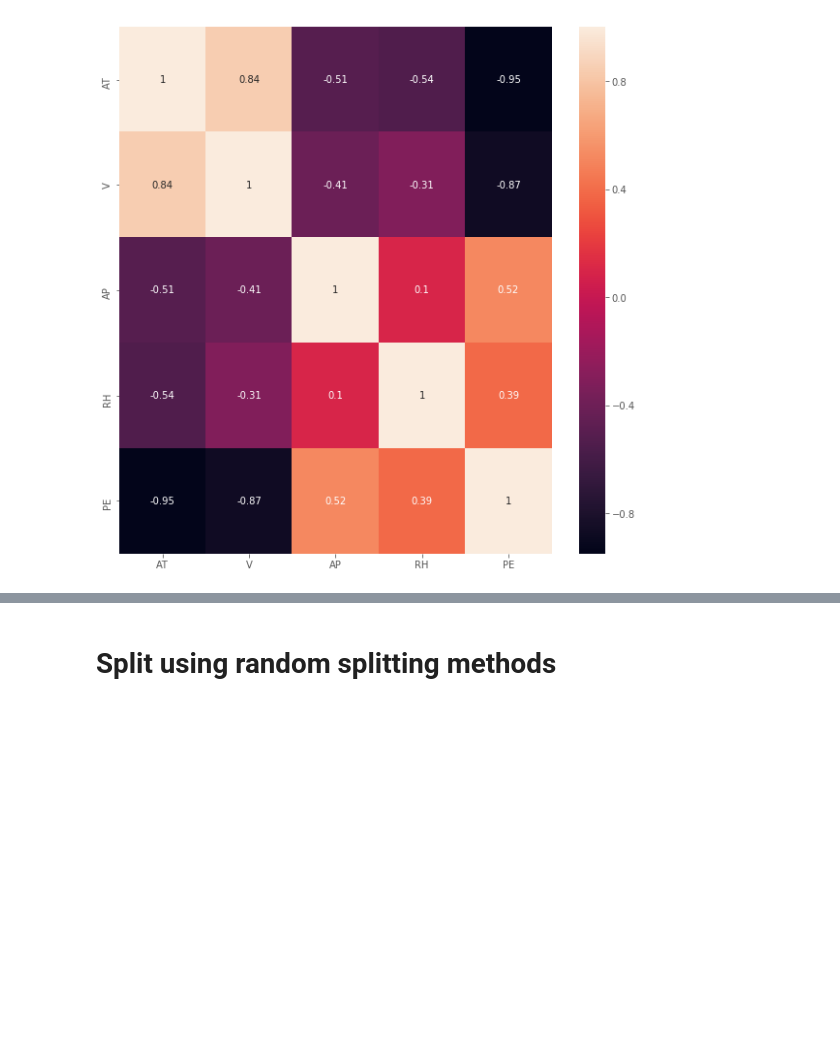
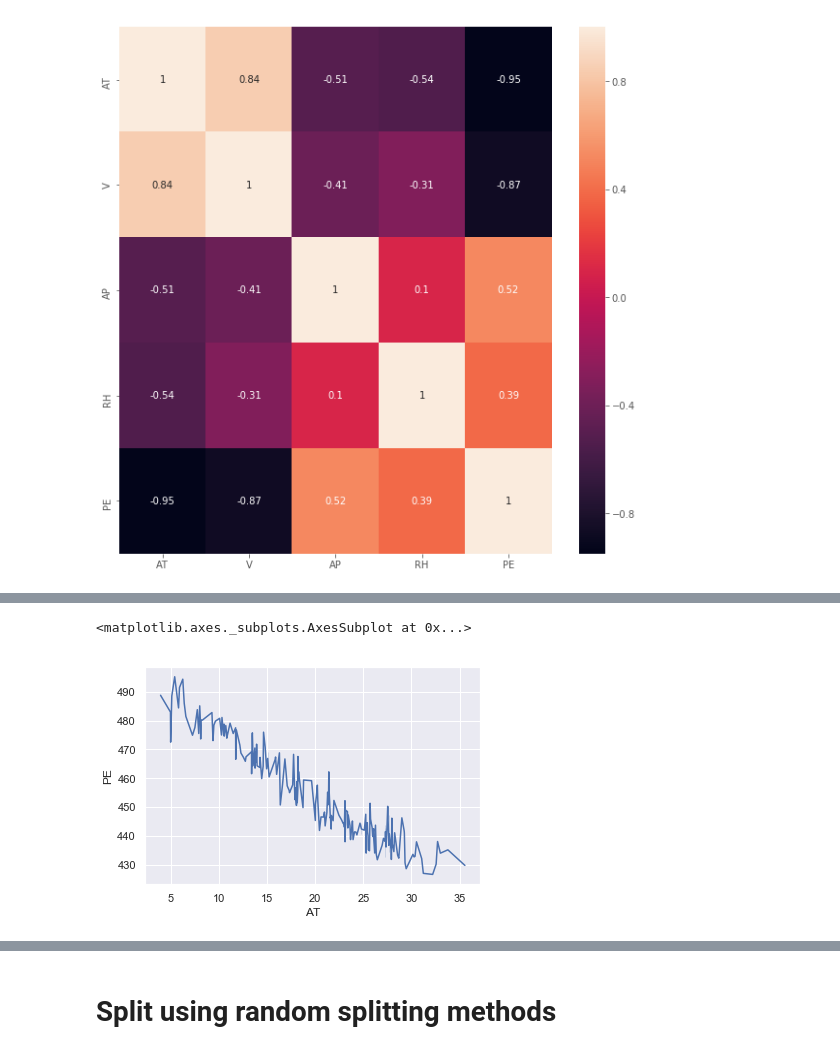
Before and after one commit to chykoushik/S2E-dfki-Electrical-Power-Prediction, a Jupyter notebook: Combined-Cycle-Power-Plant.ipynb, the cells around one changed output, grey strips where cells are left out. Cells and saved outputs as stored; diff of their text form; code cells hidden in the pictures; blank space fills up the shorter version.

```diff
--- a/Combined-Cycle-Power-Plant.ipynb
+++ b/Combined-Cycle-Power-Plant.ipynb
@@ -63,0 +73,5 @@ plt.show()
+# %%
+sns.lineplot('AT', 'PE', data=dataset[0:200])
+# %% [output]
+<matplotlib.axes._subplots.AxesSubplot at 0x...>
+[figure, added]
```
Also changed, not shown: parts of 11 cells of this notebook.
